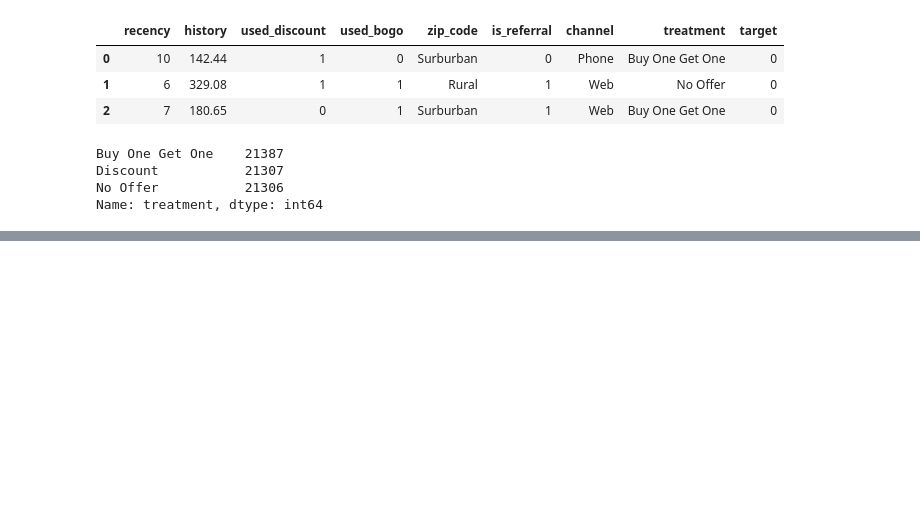
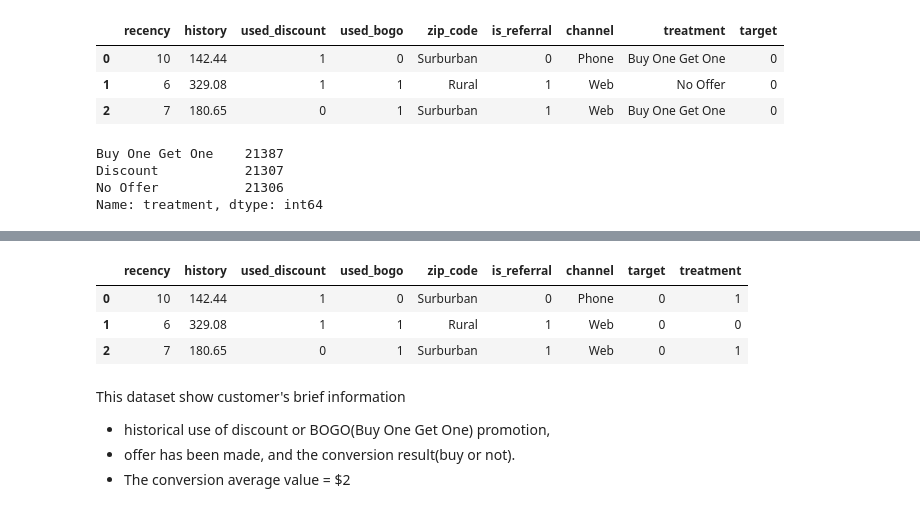
Before and after one commit to alex-chin/gb_business, a Jupyter notebook: homeworks/home04/home04.ipynb, the cells around one changed output, grey strips where cells are left out. Saved outputs shown, nothing was run; the diff lists cells and outputs as text; code cells hidden in the pictures; blank space fills up the shorter version.

```diff
--- a/homeworks/home04/home04.ipynb
+++ b/homeworks/home04/home04.ipynb
@@ -47,0 +49,14 @@ Name: treatment, dtype: int64
+# %%
+df.drop(columns='treatment', inplace=True)
+df.rename(columns={'treatment_new': 'treatment'}, inplace=True)
+df.head(3)
+# %% [output]
+|  | recency | history | used_discount | used_bogo | zip_code | is_referral | channel | target | treatment |
+| 0 | 10 | 142.44 | 1 | 0 | Surburban | 0 | Phone | 0 | 1 |
+| 1 | 6 | 329.08 | 1 | 1 | Rural | 1 | Web | 0 | 0 |
+| 2 | 7 | 180.65 | 0 | 1 | Surburban | 1 | Web | 0 | 1 |
+# %% [markdown]
+This dataset show customer's brief information
+- historical use of discount or BOGO(Buy One Get One) promotion,
+- offer has been made, and the conversion result(buy or not).
+- The conversion average value = $2
```
Also changed, not shown: parts of 29 cells of this notebook.
